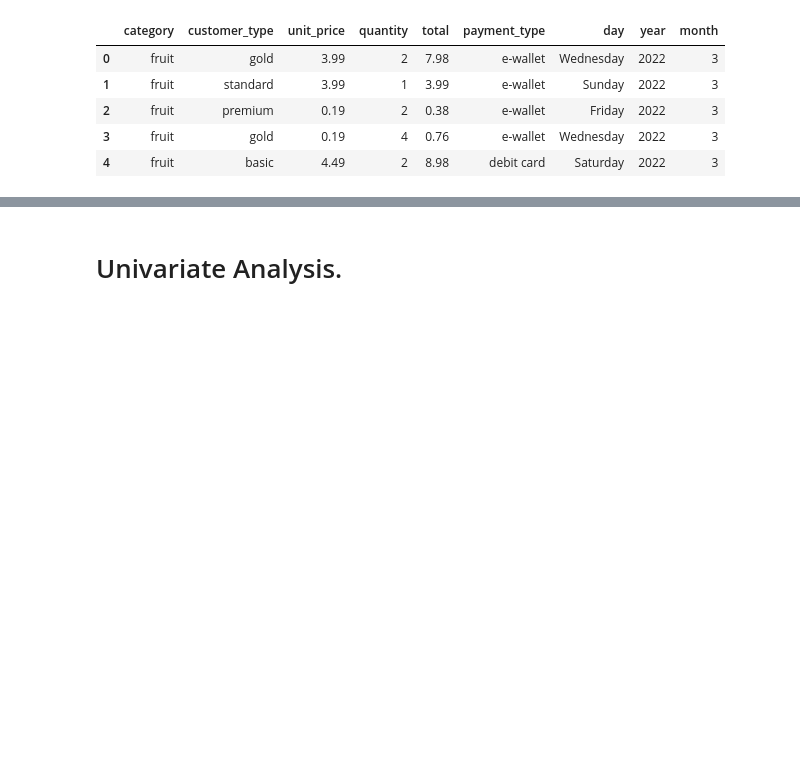
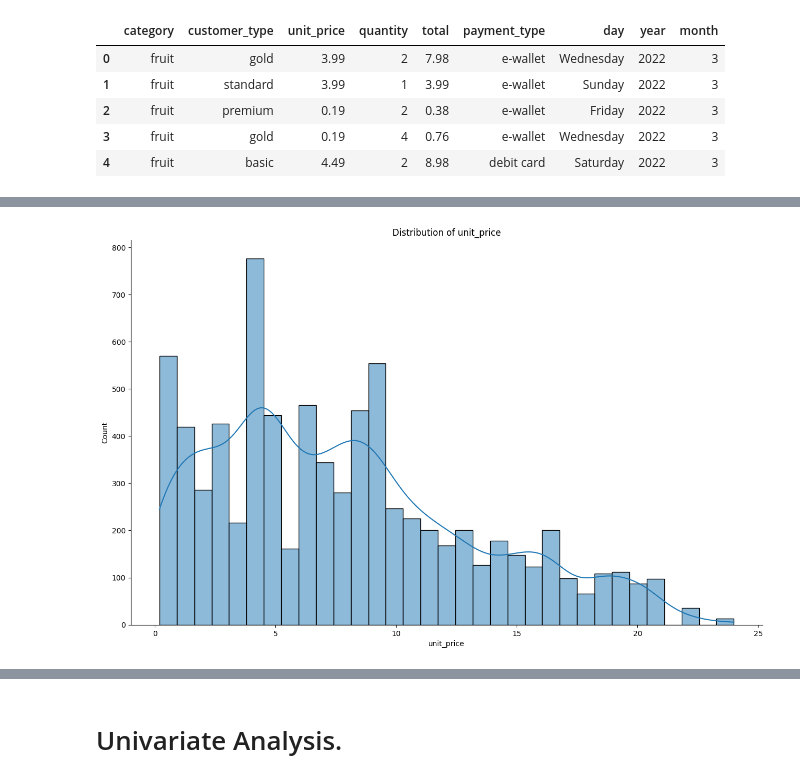
Before and after one commit to ayeshafirdose31/Cognizant_AI, a Jupyter notebook: Task1.ipynb, the cells around one changed output, grey strips where cells are left out. Cells and saved outputs as stored; diff of their text form; code cells hidden in the pictures; blank space fills up the shorter version.

```diff
--- a/Task1.ipynb
+++ b/Task1.ipynb
@@ -234,0 +246,4 @@ df.head()
+# %%
+plot_continuous_distribution(df, 'unit_price')
+# %% [output]
+[figure, added]
```
Also changed, not shown: parts of 8 cells of this notebook.
